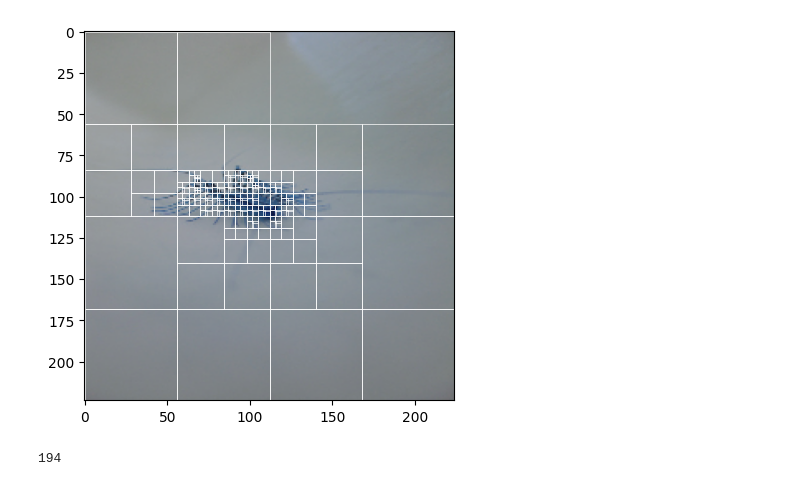
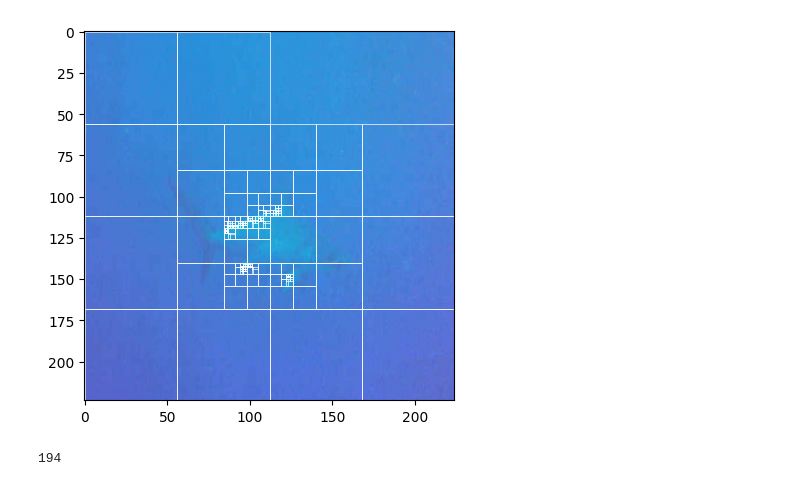
Before and after one commit to bochendong/Qd-tree, a Jupyter notebook: Examples/SplitDemo.ipynb, the cells around one changed output. Saved outputs shown, nothing was run; the diff lists cells and outputs as text; code cells hidden in the pictures.

```diff
--- a/Examples/SplitDemo.ipynb
+++ b/Examples/SplitDemo.ipynb
@@ -10,17 +10,17 @@ to_size = (8, 8, 3)
 fixed_length = 194
 
 # test_1_path = 'test1.jpg'
-test_1_path = 'test2.JPG'
-test_2_path = 'test2.JPEG'
+test_1_path = 'test3.JPEG'
 # %%
 def seqence_image(image_path):
     img = cv.imread(image_path)
     img = cv.resize(img, (224, 224))
+    img = img[..., ::-1]
 
     grey_img = cv.cvtColor(img, cv.COLOR_BGR2GRAY)
-    gray_img = cv.GaussianBlur(grey_img, (3, 3), 0)
+    # grey_img = cv.GaussianBlur(grey_img, (3, 3), 0)
 
-    edges = cv.Canny(gray_img, 80, 100)
+    edges = cv.Canny(grey_img, 80, 100)
 
     qdt = FixedQuadTree(domain = edges, fixed_length = fixed_length)
 
@@ -37,12 +36,13 @@ error: OpenCV(4.6.0) /private/var/folders/sy/f16zz6x50xz3113nwtb9bvq00000gp/T/ab
 # %%
 fig, ax = plt.subplots()
 img = cv.imread(test_1_path)
 img = cv.resize(img, (224, 224))
+img = img[..., ::-1]
 ax.imshow(img, cmap = 'gray')
 qdt.draw(ax=ax)
 plt.show()
 print(qdt.count_patches())
 plt.close()
 # %% [output]
-[figure, old version]
+[figure, new version]
 194
```
Also changed, not shown: parts of 1 cell of this notebook, 2 other files.
